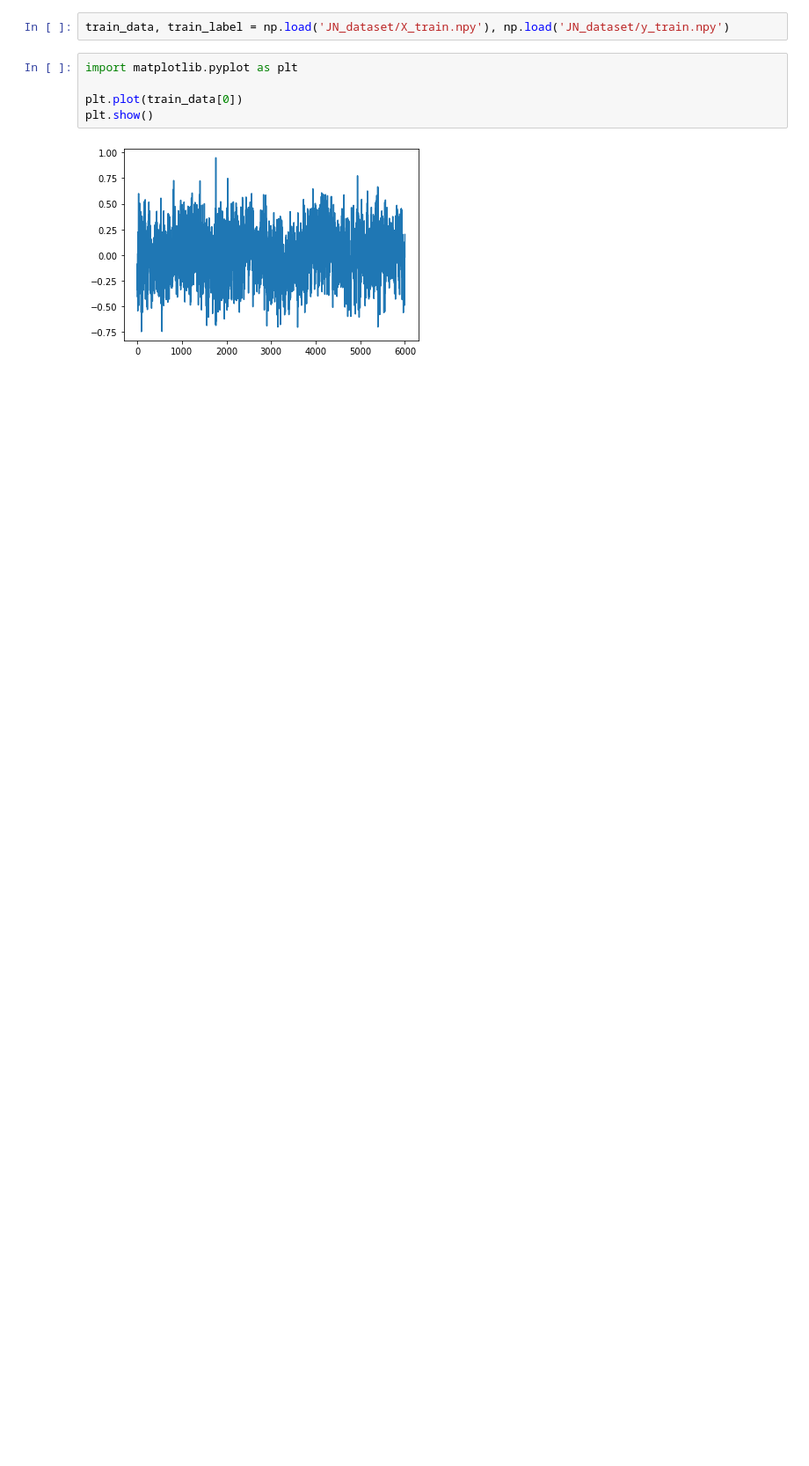
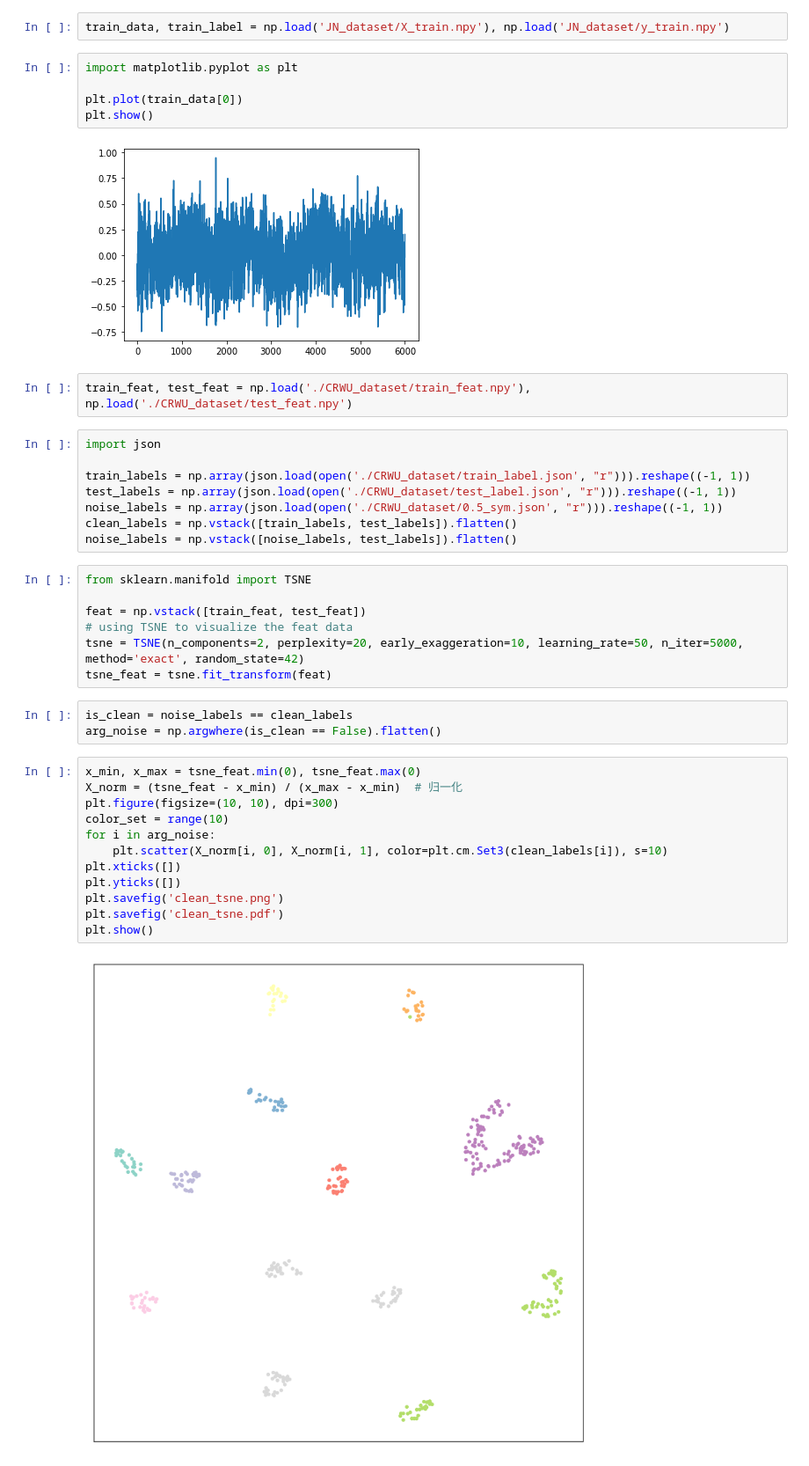
Before and after one commit to lxy764139720/TimeSeriesSSL, a Jupyter notebook: measure_data.ipynb, the cells around one changed output. Shown: that part at 88% size. Drawn from its saved outputs; the diff is of its cells as text; blank space fills up the shorter version.

```diff
--- a/measure_data.ipynb
+++ b/measure_data.ipynb
@@ -312,3 +318,37 @@ plt.plot(train_data[0])
 plt.show()
 # %% [output]
 [figure]
+# %%
+train_feat, test_feat = np.load('./CRWU_dataset/train_feat.npy'), np.load('./CRWU_dataset/test_feat.npy')
+# %%
+import json
+
+train_labels = np.array(json.load(open('./CRWU_dataset/train_label.json', "r"))).reshape((-1, 1))
+test_labels = np.array(json.load(open('./CRWU_dataset/test_label.json', "r"))).reshape((-1, 1))
+noise_labels = np.array(json.load(open('./CRWU_dataset/0.5_sym.json', "r"))).reshape((-1, 1))
+clean_labels = np.vstack([train_labels, test_labels]).flatten()
+noise_labels = np.vstack([noise_labels, test_labels]).flatten()
+# %%
+from sklearn.manifold import TSNE
+
+feat = np.vstack([train_feat, test_feat])
+# using TSNE to visualize the feat data
+tsne = TSNE(n_components=2, perplexity=20, early_exaggeration=10, learning_rate=50, n_iter=5000, method='exact', random_state=42)
+tsne_feat = tsne.fit_transform(feat)
+# %%
+is_clean = noise_labels == clean_labels
+arg_noise = np.argwhere(is_clean == False).flatten()
+# %%
+x_min, x_max = tsne_feat.min(0), tsne_feat.max(0)
+X_norm = (tsne_feat - x_min) / (x_max - x_min)  # 归一化
+plt.figure(figsize=(10, 10), dpi=300)
+color_set = range(10)
+for i in arg_noise:
+    plt.scatter(X_norm[i, 0], X_norm[i, 1], color=plt.cm.Set3(clean_labels[i]), s=10)
+plt.xticks([])
+plt.yticks([])
+plt.savefig('clean_tsne.png')
+plt.savefig('clean_tsne.pdf')
+plt.show()
+# %% [output]
+[figure, added]
```
Also changed, not shown: parts of 7 cells of this notebook, 21 other files.
